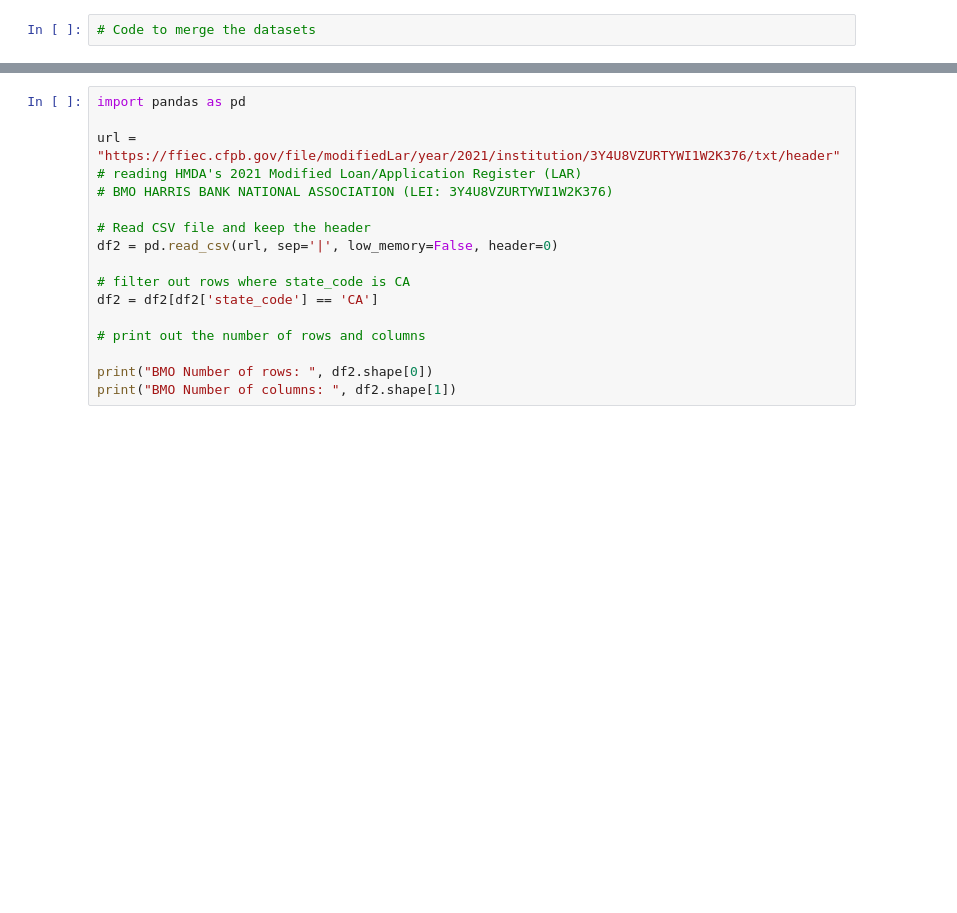
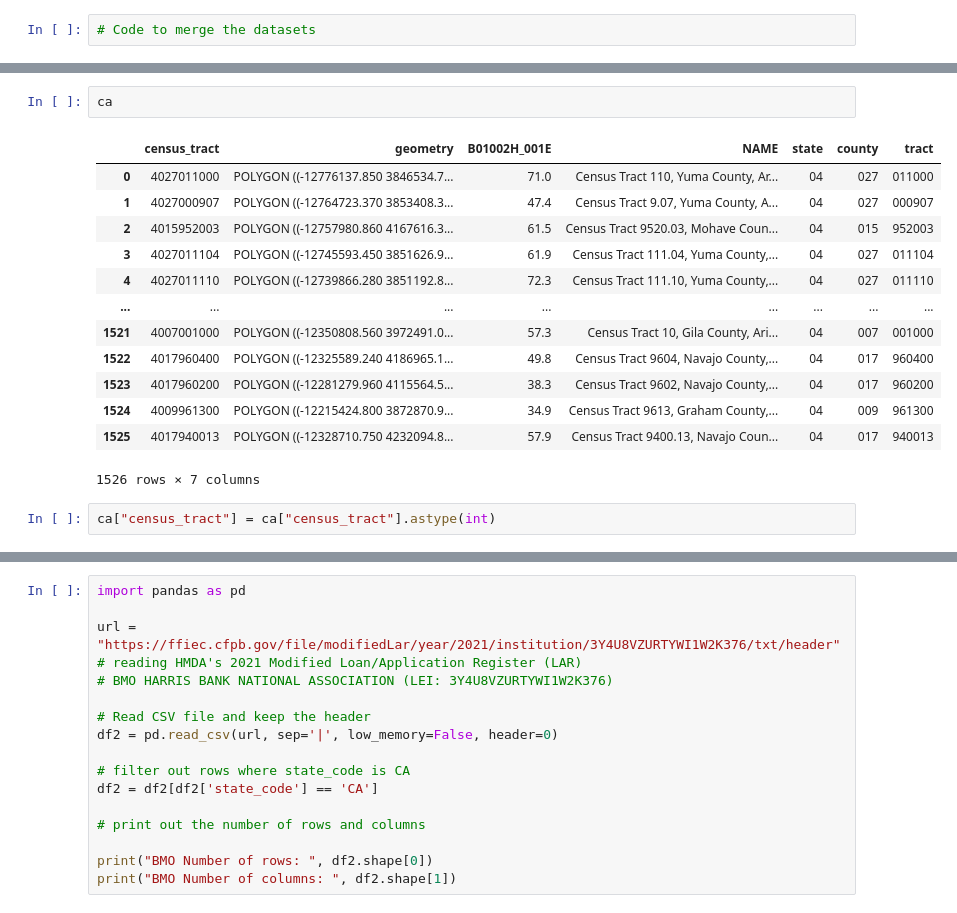
Before and after one commit to jum223/FinTechCapstone, a Jupyter notebook: MergingDatasets.ipynb, the cells around one changed output, grey strips where cells are left out. Cells and saved outputs as stored; diff of their text form; blank space fills up the shorter version.

```diff
--- a/MergingDatasets.ipynb
+++ b/MergingDatasets.ipynb
@@ -23,0 +65,18 @@ BoW Number of columns:  85
+# %%
+ca
+# %% [output]
+|  | census_tract | geometry | B01002H_001E | NAME | state | county | tract |
+| 0 | 4027011000 | POLYGON ((-12776137.850 3846534.7... | 71.0 | Census Tract 110, Yuma County, Ar... | 04 | 027 | 011000 |
+| 1 | 4027000907 | POLYGON ((-12764723.370 3853408.3... | 47.4 | Census Tract 9.07, Yuma County, A... | 04 | 027 | 000907 |
+| 2 | 4015952003 | POLYGON ((-12757980.860 4167616.3... | 61.5 | Census Tract 9520.03, Mohave Coun... | 04 | 015 | 952003 |
+| 3 | 4027011104 | POLYGON ((-12745593.450 3851626.9... | 61.9 | Census Tract 111.04, Yuma County,... | 04 | 027 | 011104 |
+| 4 | 4027011110 | POLYGON ((-12739866.280 3851192.8... | 72.3 | Census Tract 111.10, Yuma County,... | 04 | 027 | 011110 |
+| ... | ... | ... | ... | ... | ... | ... | ... |
+| 1521 | 4007001000 | POLYGON ((-12350808.560 3972491.0... | 57.3 | Census Tract 10, Gila County, Ari... | 04 | 007 | 001000 |
+| 1522 | 4017960400 | POLYGON ((-12325589.240 4186965.1... | 49.8 | Census Tract 9604, Navajo County,... | 04 | 017 | 960400 |
+| 1523 | 4017960200 | POLYGON ((-12281279.960 4115564.5... | 38.3 | Census Tract 9602, Navajo County,... | 04 | 017 | 960200 |
+| 1524 | 4009961300 | POLYGON ((-12215424.800 3872870.9... | 34.9 | Census Tract 9613, Graham County,... | 04 | 009 | 961300 |
+| 1525 | 4017940013 | POLYGON ((-12328710.750 4232094.8... | 57.9 | Census Tract 9400.13, Navajo Coun... | 04 | 017 | 940013 |
+1526 rows × 7 columns
+# %%
+ca["census_tract"] = ca["census_tract"].astype(int)
```
Also changed, not shown: parts of 20 cells of this notebook.
